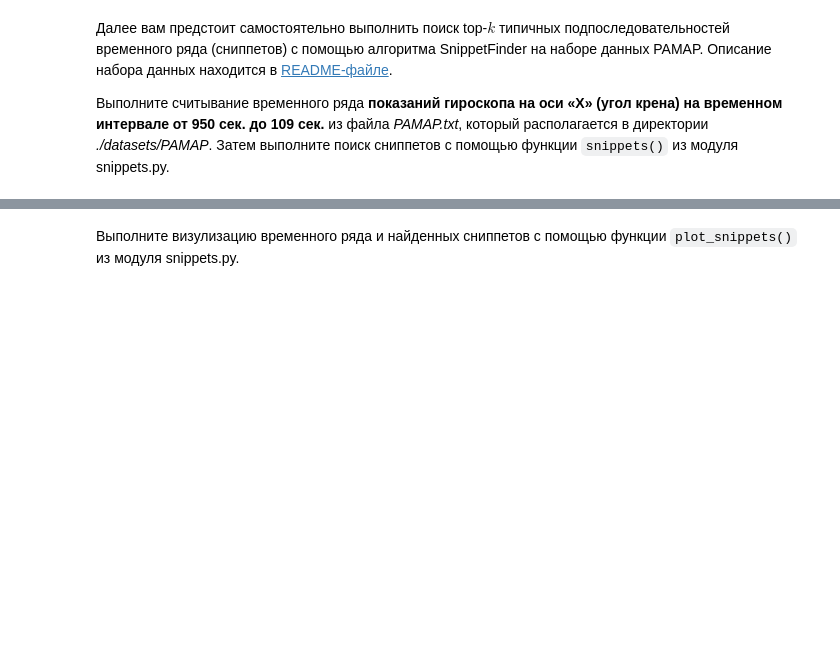
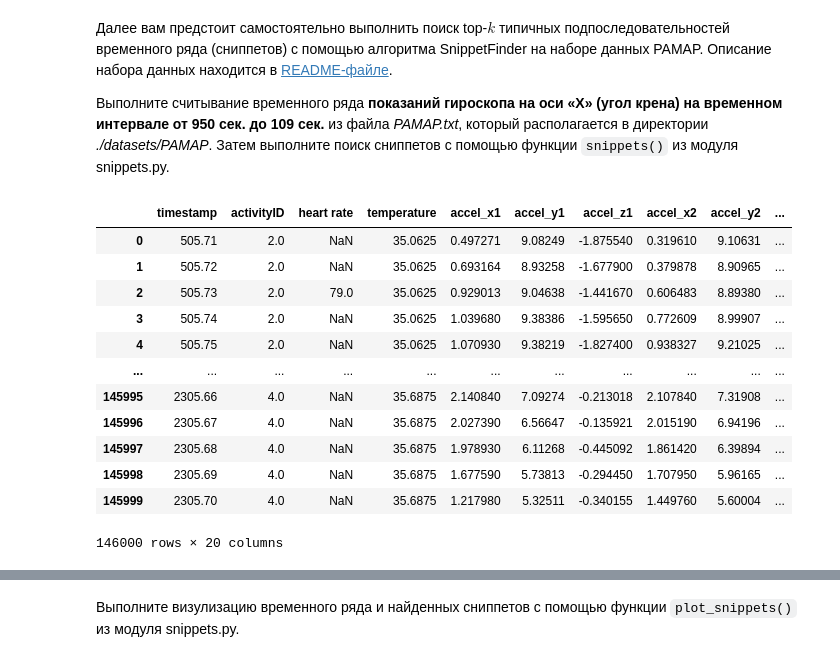
Before and after one commit to Isakova74/2023-Isakova-TimeSeriesCourse, a Jupyter notebook: practice/05_Snippets/05 Snippets.ipynb, the cells around one changed output, grey strips where cells are left out. Saved outputs shown, nothing was run; the diff lists cells and outputs as text; code cells hidden in the pictures; blank space fills up the shorter version.

```diff
--- a/practice/05_Snippets/05 Snippets.ipynb
+++ b/practice/05_Snippets/05 Snippets.ipynb
@@ -61,0 +74,42 @@ plot_snippets(ts, snp)
+# %%
+df = pd.read_csv(file_path, sep=' ', header=None).T
+column_names = [
+    "timestamp",
+    "activityID",
+    "heart rate",
+    "temperature",
+    "accel_x1",
+    "accel_y1",
+    "accel_z1",
+    "accel_x2",
+    "accel_y2",
+    "accel_z2",
+    "gyro_x",
+    "gyro_y",
+    "gyro_z",
+    "magnet_x",
+    "magnet_y",
+    "magnet_z",
+    "orientation_1",
+    "orientation_2",
+    "orientation_3",
+    "orientation_4"]
+
+for i in range(len(column_names)):
+    df.rename(columns={i: column_names[i]}, inplace=True)
+
+df
+# %% [output]
+|  | timestamp | activityID | heart rate | temperature | accel_x1 | accel_y1 | accel_z1 | accel_x2 | accel_y2 | ... |
+| 0 | 505.71 | 2.0 | NaN | 35.0625 | 0.497271 | 9.08249 | -1.875540 | 0.319610 | 9.10631 | ... |
+| 1 | 505.72 | 2.0 | NaN | 35.0625 | 0.693164 | 8.93258 | -1.677900 | 0.379878 | 8.90965 | ... |
+| 2 | 505.73 | 2.0 | 79.0 | 35.0625 | 0.929013 | 9.04638 | -1.441670 | 0.606483 | 8.89380 | ... |
+| 3 | 505.74 | 2.0 | NaN | 35.0625 | 1.039680 | 9.38386 | -1.595650 | 0.772609 | 8.99907 | ... |
+| 4 | 505.75 | 2.0 | NaN | 35.0625 | 1.070930 | 9.38219 | -1.827400 | 0.938327 | 9.21025 | ... |
+| ... | ... | ... | ... | ... | ... | ... | ... | ... | ... | ... |
+| 145995 | 2305.66 | 4.0 | NaN | 35.6875 | 2.140840 | 7.09274 | -0.213018 | 2.107840 | 7.31908 | ... |
+| 145996 | 2305.67 | 4.0 | NaN | 35.6875 | 2.027390 | 6.56647 | -0.135921 | 2.015190 | 6.94196 | ... |
+| 145997 | 2305.68 | 4.0 | NaN | 35.6875 | 1.978930 | 6.11268 | -0.445092 | 1.861420 | 6.39894 | ... |
+| 145998 | 2305.69 | 4.0 | NaN | 35.6875 | 1.677590 | 5.73813 | -0.294450 | 1.707950 | 5.96165 | ... |
+| 145999 | 2305.70 | 4.0 | NaN | 35.6875 | 1.217980 | 5.32511 | -0.340155 | 1.449760 | 5.60004 | ... |
+146000 rows × 20 columns
```
Also changed, not shown: parts of 23 cells of this notebook.
